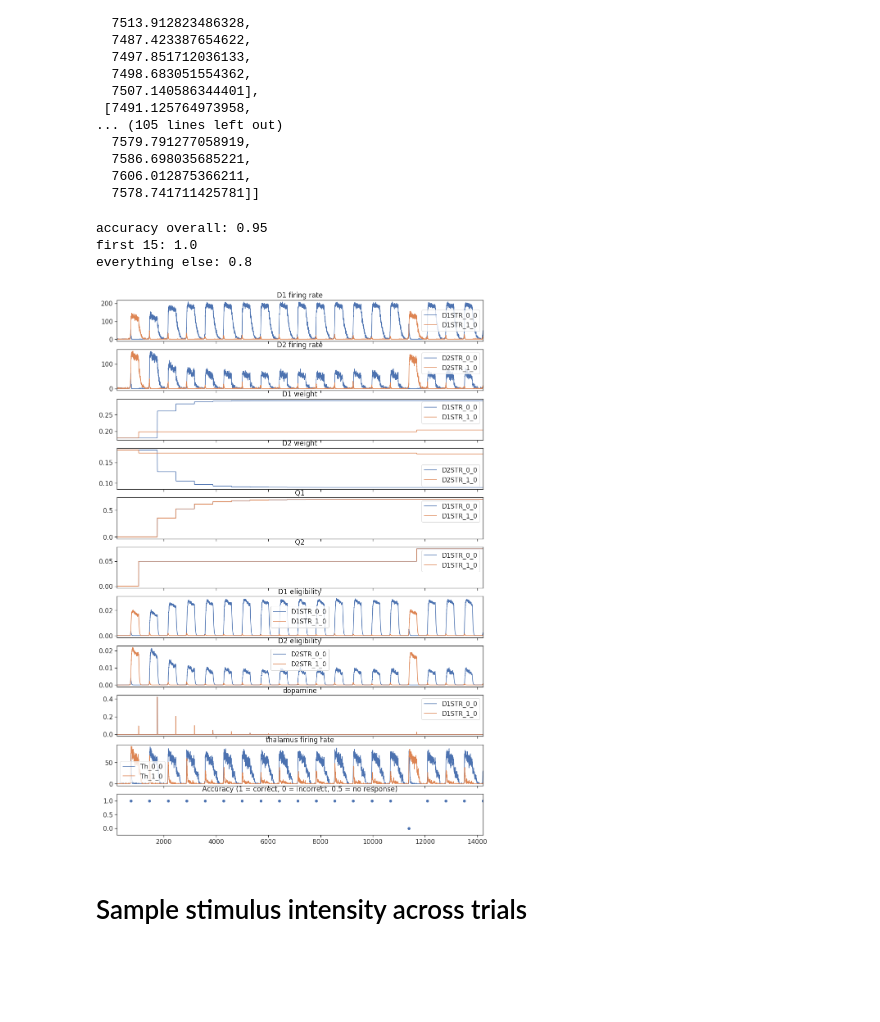
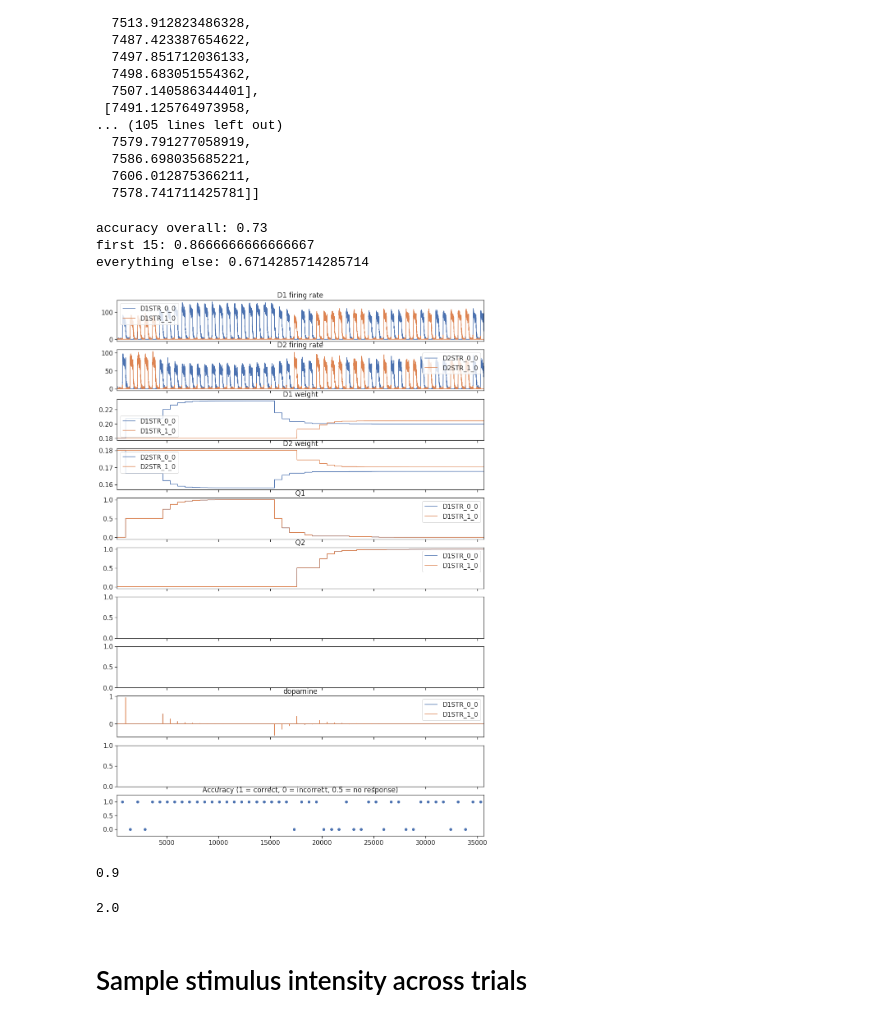
Before and after one commit to CoAxLab/CBGT, a Jupyter notebook: CBGT_PLOSCompBio2019_Demo - Continuous.ipynb, the cells around one changed output. Drawn from its saved outputs; the diff is of its cells as text; code cells hidden in the pictures; blank space fills up the shorter version.

```diff
--- a/CBGT_PLOSCompBio2019_Demo - Continuous.ipynb
+++ b/CBGT_PLOSCompBio2019_Demo - Continuous.ipynb
@@ -167,7 +167,10 @@ sweepcount = ng.configureSweep(0, experiment='mc', preset=preset, Start=Start,
                                rampingCTX=True,
                                conProb=conProb,
                                conEff=conEff_i,
-                               dpmn_ratio=[0.0, 0.1, 0.2, 0.3, 0.4, 0.5, 0.6, 0.7, 0.8, 0.9, 1.0],
-                               dpmn_implied=[4.0, 2.0, 1.0, 0.5, 0.25, 0.125, 0.0625, 0.03125, 0.015625, 0.0078125, 0.00390625])
+                               #dpmn_ratio=[0.0, 0.1, 0.2, 0.3, 0.4, 0.5, 0.6, 0.7, 0.8, 0.9, 1.0],
+                               #dpmn_implied=[4.0, 2.0, 1.0, 0.5, 0.25, 0.125, 0.0625, 0.03125, 0.015625, 0.0078125, 0.00390625]
+                               dpmn_ratio=0.5,
+                               dpmn_implied=0.5
+                              )
 sweepcount
 # %% [output]
@@ -189,7 +190,7 @@ savedir = os.path.join(os.path.expanduser('~'), parentDir)
 saveTest=os.path.join(savedir, 'test')
 ng.setDirectory(saveTest)
 # %%
-results = ng.readAllTrialResults(3,0,sweepcount,['popfreqs','popweights','popQ1s','popQ2s','dopamine', 'popEs'])
+results = ng.readAllTrialResults(7,0,sweepcount,['popfreqs','popweights','popQ1s','popQ2s','dopamine', 'popEs'])
 decisions = []
 for sn in range(sweepcount):
     decisions.append([])
@@ -197,7 +198,7 @@ for sn in range(sweepcount):
         decisions[sn].append(ng.findOutputs2(result)['decision made'])
 #decisions
 # %%
-result = results[68][0]
+result = results[0][0]
 
 f, (ax1, ax2, ax3) = plt.subplots(3, 3, figsize=(16,8), sharex=True)
 for i in range(0,result['dims']['choices']):
@@ -297,0 +299,3 @@ plt.show()
+# %%
+ax = sns.heatmap(dctable, linewidth=0)
+plt.show()
@@ -342,40 +348,48 @@ for i in range(0,result['dims']['choices']):
     result['popweights'].plot(x='Time (ms)', y='D1STR_'+str(i)+'_0', ax=ax3, title='D1 weight')
     result['popweights'].plot(x='Time (ms)', y='D2STR_'+str(i)+'_0', ax=ax4, title='D2 weight')
     result['popQ1s'].plot(x='Time (ms)', y='D1STR_'+str(i)+'_0', ax=ax5, title='Q1')
     result['popQ2s'].plot(x='Time (ms)', y='D1STR_'+str(i)+'_0', ax=ax6, title='Q2')
-    result['popEs'].plot(x='Time (ms)', y='D1STR_'+str(i)+'_0', ax=ax7, title='D1 eligibility')
-    result['popEs'].plot(x='Time (ms)', y='D2STR_'+str(i)+'_0', ax=ax8, title='D2 eligibility')
+    #result['popEs'].plot(x='Time (ms)', y='D1STR_'+str(i)+'_0', ax=ax7, title='D1 eligibility')
+    #result['popEs'].plot(x='Time (ms)', y='D2STR_'+str(i)+'_0', ax=ax8, title='D2 eligibility')
     result['dopamine'].plot(x='Time (ms)', y='D1STR_'+str(i)+'_0', ax=ax9, title='dopamine')
-    result['popfreqs'].plot(x='Time (ms)', y='Th_'+str(i)+'_0', ax=ax10, title='thalamus firing rate')
+    #result['popfreqs'].plot(x='Time (ms)', y='Th_'+str(i)+'_0', ax=ax10, title='thalamus firing rate')
 
 
 ax1.set_xlim(200, ax.get_xlim()[-1])#(250,750)#(2500,2750)#(750,1200)#(750,1000)#(200, ax.get_xlim()[-1])#
 ax2.set_xlim(200, ax.get_xlim()[-1])#(250,750)#(2500,2750)#(750,1200)#(750,1000)#(200, ax.get_xlim()[-1])#
 #ax1.set_xlim(0, 1000)#(250,750)#
 #ax2.set_xlim(0, 1000)#(250,750)#
 
 
 
 ax11.plot(reacttimes,reactions, marker='o', linestyle='None')
 ax11.set_title('Accuracy (1 = correct, 0 = incorrect, 0.5 = no response)')
 ax11.set_ylim(-0.25,1.25)
 
 #x3.set_ylim(-0.25,125)
 #ax4.set_ylim(-0.25,60)
 
 #ax3.set_ylim(.995,1.0025)
 
 print('accuracy overall: ' + str(np.mean(reactions)))
 print('first 15: ' + str(np.mean(reactions[:15])))
 print('everything else: ' + str(np.mean(reactions[15:])))
 
 #plt.savefig('/home/mclapp/Desktop/90_10_prob_feeback.png', dpi=400)
 #plt.savefig('test.png', dpi=400)
 # %% [output]
-accuracy overall: 0.95
-first 15: 1.0
-everything else: 0.8
+accuracy overall: 0.73
+first 15: 0.8666666666666667
+everything else: 0.6714285714285714
-[figure, old version]
+[figure, new version]
+# %%
+results[100][0]['dpmn_ratio']
+# %% [output]
+0.9
+# %%
+results[100][0]['dpmn_implied']
+# %% [output]
+2.0
 # %%
 for i in range(0,2):
     parentDir = 'cbgtDemoTEST17h'
```
Also changed, not shown: parts of 13 cells of this notebook.
